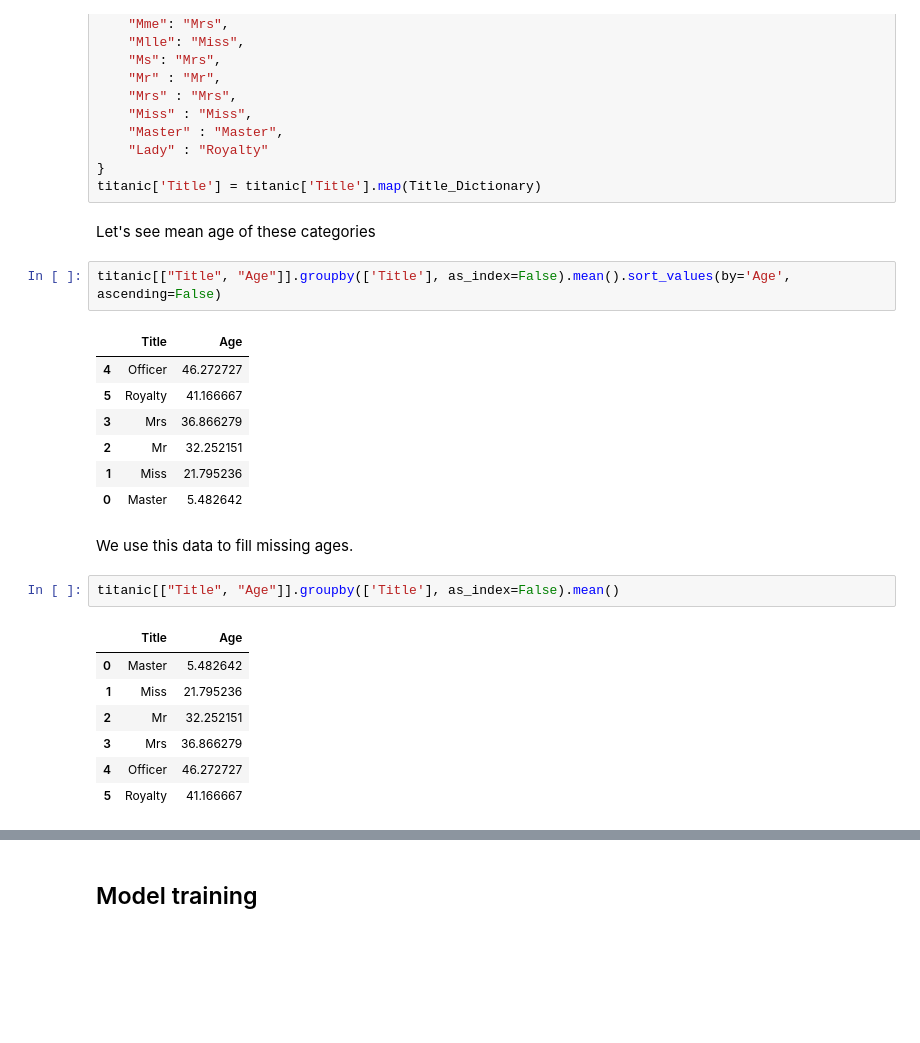
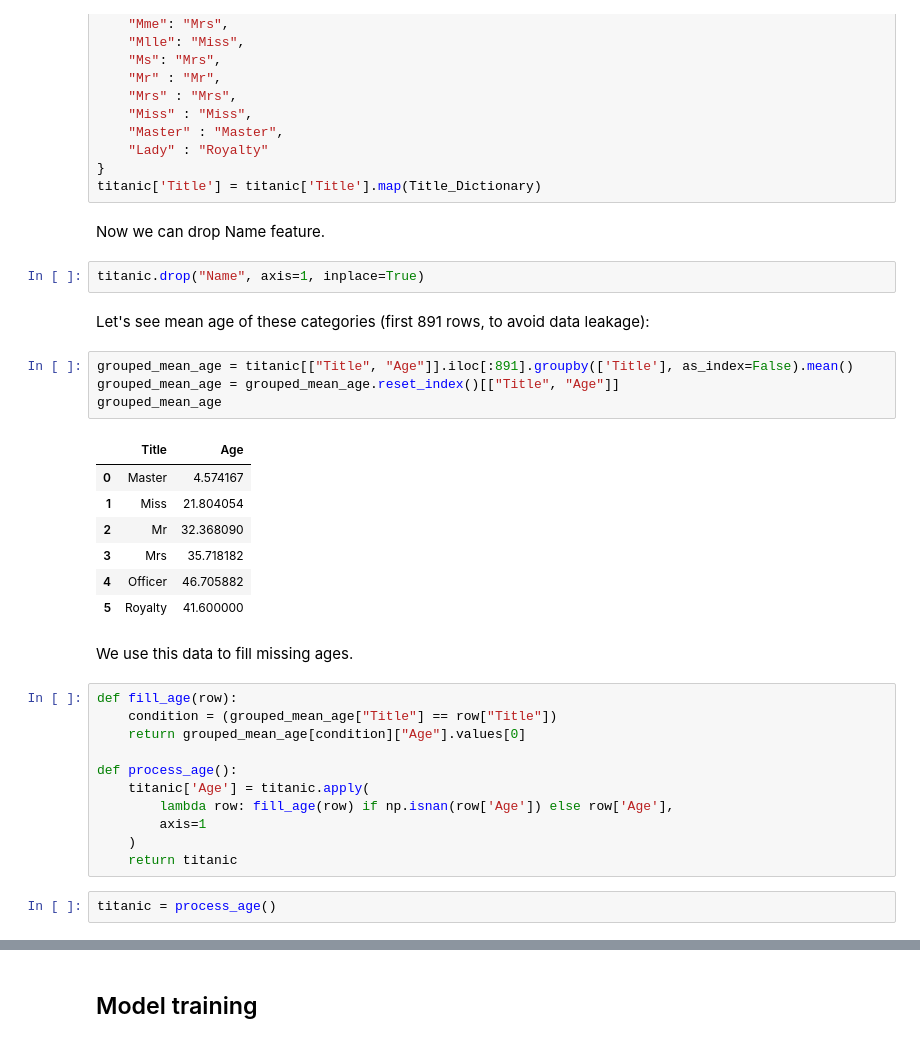
Before and after one commit to gianlucapagliara/TitanicKaggleCompetition, a Jupyter notebook: Titanic Kaggle Competition.ipynb, the cells around one changed output, grey strips where cells are left out. Saved outputs shown, nothing was run; the diff lists cells and outputs as text; blank space fills up the shorter version.

Commit message:
First submission

```diff
--- a/Titanic Kaggle Competition.ipynb
+++ b/Titanic Kaggle Competition.ipynb
@@ -168,27 +182,36 @@ Title_Dictionary = {
     "Lady" : "Royalty"
 }
 titanic['Title'] = titanic['Title'].map(Title_Dictionary)
+# %% [markdown]
+Now we can drop Name feature.
+# %%
+titanic.drop("Name", axis=1, inplace=True)
 # %% [markdown]
-Let's see mean age of these categories
+Let's see mean age of these categories (first 891 rows, to avoid data leakage):
 # %%
-titanic[["Title", "Age"]].groupby(['Title'], as_index=False).mean().sort_values(by='Age', ascending=False)
+grouped_mean_age = titanic[["Title", "Age"]].iloc[:891].groupby(['Title'], as_index=False).mean()
+grouped_mean_age = grouped_mean_age.reset_index()[["Title", "Age"]]
+grouped_mean_age
 # %% [output]
 |  | Title | Age |
-| 4 | Officer | 46.272727 |
-| 5 | Royalty | 41.166667 |
-| 3 | Mrs | 36.866279 |
-| 2 | Mr | 32.252151 |
-| 1 | Miss | 21.795236 |
-| 0 | Master | 5.482642 |
+| 0 | Master | 4.574167 |
+| 1 | Miss | 21.804054 |
+| 2 | Mr | 32.368090 |
+| 3 | Mrs | 35.718182 |
+| 4 | Officer | 46.705882 |
+| 5 | Royalty | 41.600000 |
 # %% [markdown]
 We use this data to fill missing ages.
-# %%
-titanic[["Title", "Age"]].groupby(['Title'], as_index=False).mean()
-# %% [output]
-|  | Title | Age |
-| 0 | Master | 5.482642 |
-| 1 | Miss | 21.795236 |
-| 2 | Mr | 32.252151 |
-| 3 | Mrs | 36.866279 |
-| 4 | Officer | 46.272727 |
-| 5 | Royalty | 41.166667 |
+# %%
+def fill_age(row):
+    condition = (grouped_mean_age["Title"] == row["Title"])
+    return grouped_mean_age[condition]["Age"].values[0]
+
+def process_age():
+    titanic['Age'] = titanic.apply(
+        lambda row: fill_age(row) if np.isnan(row['Age']) else row['Age'],
+        axis=1
+    )
+    return titanic
+# %%
+titanic = process_age()
```
Also changed, not shown: parts of 34 cells of this notebook, 1 other file.
